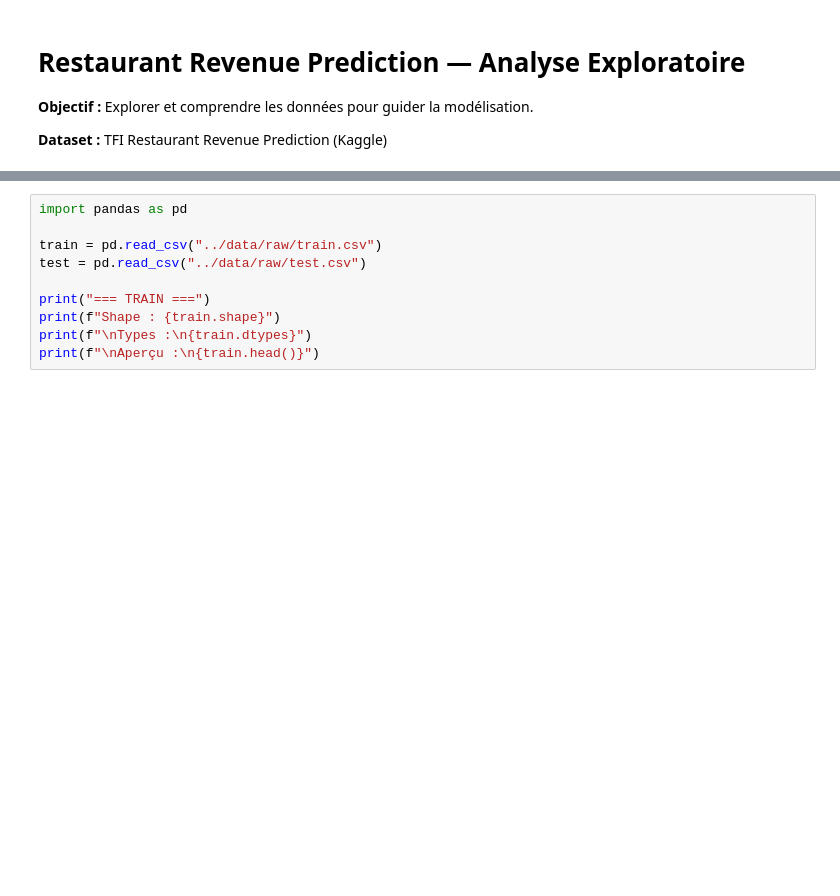
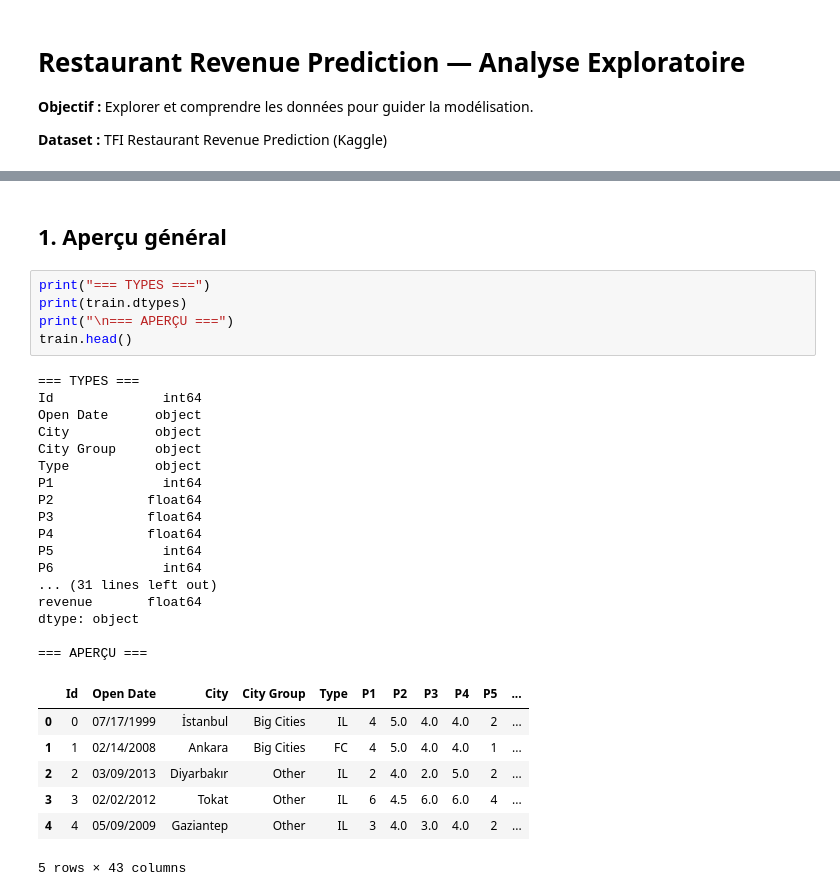
Before and after one commit to mlndiaye/restaurant-revenue-mlops, a Jupyter notebook: notebooks/01_eda.ipynb, the cells around one changed output, grey strips where cells are left out. Cells and saved outputs as stored; diff of their text form; blank space fills up the shorter version.

```diff
--- a/notebooks/01_eda.ipynb
+++ b/notebooks/01_eda.ipynb
@@ -28,10 +24,32 @@ Dataset téléchargé dans ../data/raw
-# %%
-import pandas as pd
-
-train = pd.read_csv("../data/raw/train.csv")
-test = pd.read_csv("../data/raw/test.csv")
-
-print("=== TRAIN ===")
-print(f"Shape : {train.shape}")
-print(f"\nTypes :\n{train.dtypes}")
-print(f"\nAperçu :\n{train.head()}")
+# %% [markdown]
+## 1. Aperçu général
+# %%
+print("=== TYPES ===")
+print(train.dtypes)
+print("\n=== APERÇU ===")
+train.head()
+# %% [output]
+=== TYPES ===
+Id              int64
+Open Date      object
+City           object
+City Group     object
+Type           object
+P1              int64
+P2            float64
+P3            float64
+P4            float64
+P5              int64
+P6              int64
+... (31 lines left out)
+revenue       float64
+dtype: object
+
+=== APERÇU ===
+|  | Id | Open Date | City | City Group | Type | P1 | P2 | P3 | P4 | P5 | ... |
+| 0 | 0 | 07/17/1999 | İstanbul | Big Cities | IL | 4 | 5.0 | 4.0 | 4.0 | 2 | ... |
+| 1 | 1 | 02/14/2008 | Ankara | Big Cities | FC | 4 | 5.0 | 4.0 | 4.0 | 1 | ... |
+| 2 | 2 | 03/09/2013 | Diyarbakır | Other | IL | 2 | 4.0 | 2.0 | 5.0 | 2 | ... |
+| 3 | 3 | 02/02/2012 | Tokat | Other | IL | 6 | 4.5 | 6.0 | 6.0 | 4 | ... |
+| 4 | 4 | 05/09/2009 | Gaziantep | Other | IL | 3 | 4.0 | 3.0 | 4.0 | 2 | ... |
+5 rows × 43 columns
```
Also changed, not shown: parts of 10 cells of this notebook, 1 other file.
